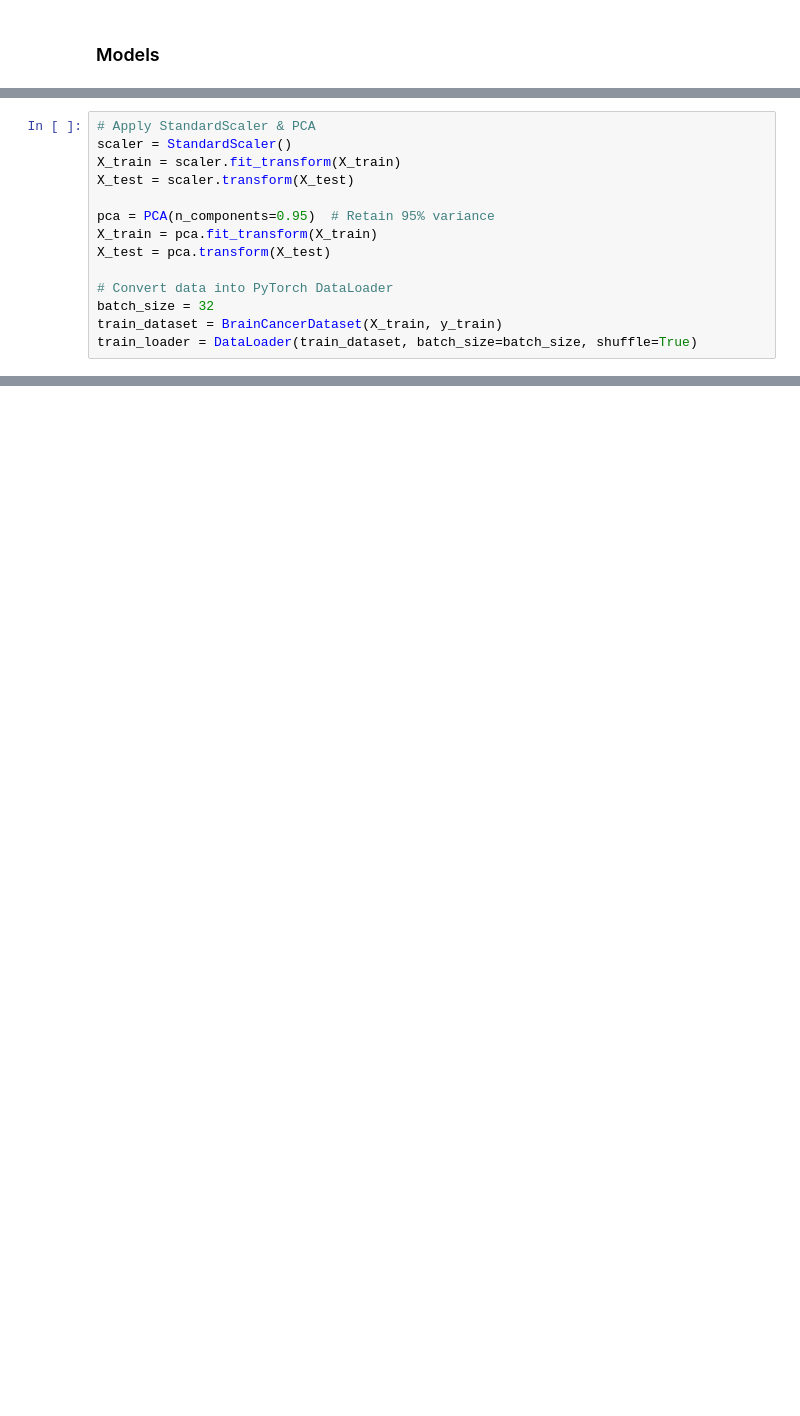
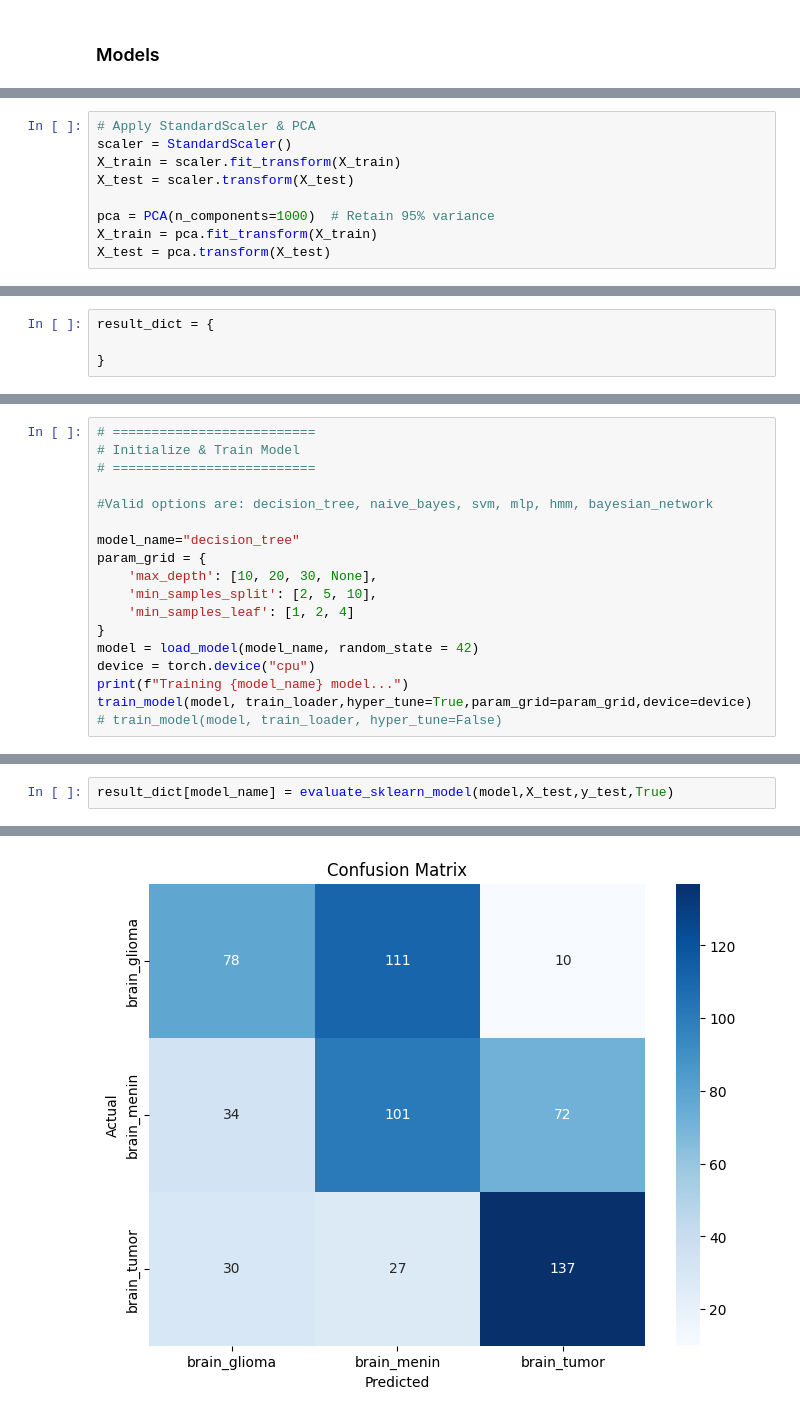
Before and after one commit to ThanhPhan14062003/ML_BarePass, a Jupyter notebook: notebooks/assignment1/exploration.ipynb, the cells around one changed output, grey strips where cells are left out. Drawn from its saved outputs; the diff is of its cells as text; blank space fills up the shorter version.

Commit message:
xong hyper tune cho sklearn, nhma gridcv cho ra kq khac nhau cac lan chay

```diff
--- a/notebooks/assignment1/exploration.ipynb
+++ b/notebooks/assignment1/exploration.ipynb
@@ -414,11 +446,6 @@ scaler = StandardScaler()
 X_train = scaler.fit_transform(X_train)
 X_test = scaler.transform(X_test)
 
-pca = PCA(n_components=0.95)  # Retain 95% variance
+pca = PCA(n_components=1000)  # Retain 95% variance
 X_train = pca.fit_transform(X_train)
 X_test = pca.transform(X_test)
-
-# Convert data into PyTorch DataLoader
-batch_size = 32
-train_dataset = BrainCancerDataset(X_train, y_train)
-train_loader = DataLoader(train_dataset, batch_size=batch_size, shuffle=True)
@@ -430,0 +464,4 @@ device = torch.device("cuda" if torch.cuda.is_available() else "cpu")
+# %%
+result_dict = {
+
+}
@@ -430,0 +470,18 @@ device = torch.device("cuda" if torch.cuda.is_available() else "cpu")
+# %%
+# ==========================
+# Initialize & Train Model
+# ==========================
+
+#Valid options are: decision_tree, naive_bayes, svm, mlp, hmm, bayesian_network
+
+model_name="decision_tree"
+param_grid = {
+    'max_depth': [10, 20, 30, None],
+    'min_samples_split': [2, 5, 10],
+    'min_samples_leaf': [1, 2, 4]
+}
+model = load_model(model_name, random_state = 42)
+device = torch.device("cpu")
+print(f"Training {model_name} model...")
+train_model(model, train_loader,hyper_tune=True,param_grid=param_grid,device=device)
+# train_model(model, train_loader, hyper_tune=False)
@@ -430,0 +494,3 @@ device = torch.device("cuda" if torch.cuda.is_available() else "cpu")
+# %%
+result_dict[model_name] = evaluate_sklearn_model(model,X_test,y_test,True)
+# %% [output]
@@ -430,0 +512 @@ device = torch.device("cuda" if torch.cuda.is_available() else "cpu")
+[figure, added]
```
Also changed, not shown: parts of 43 cells of this notebook, 14 other files.
